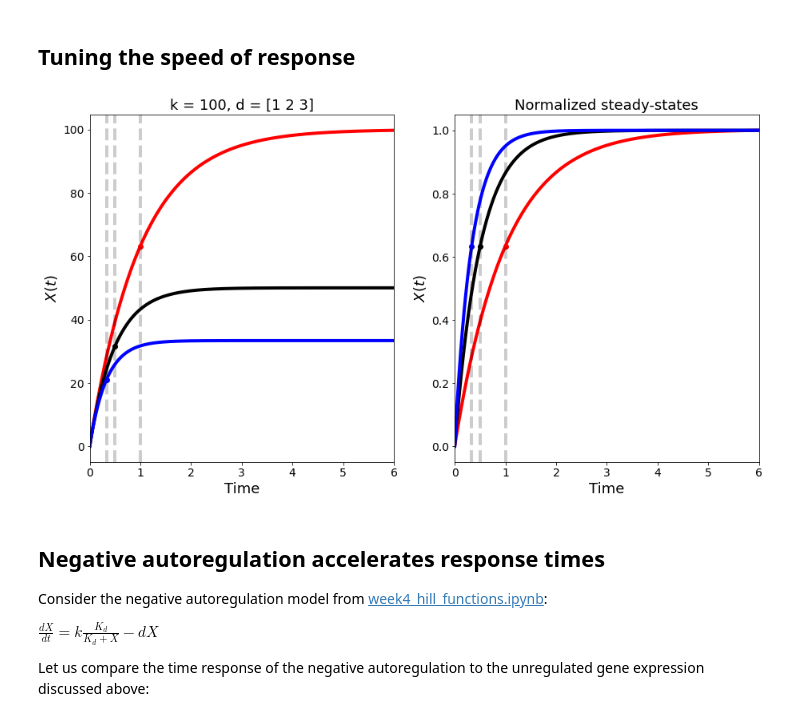
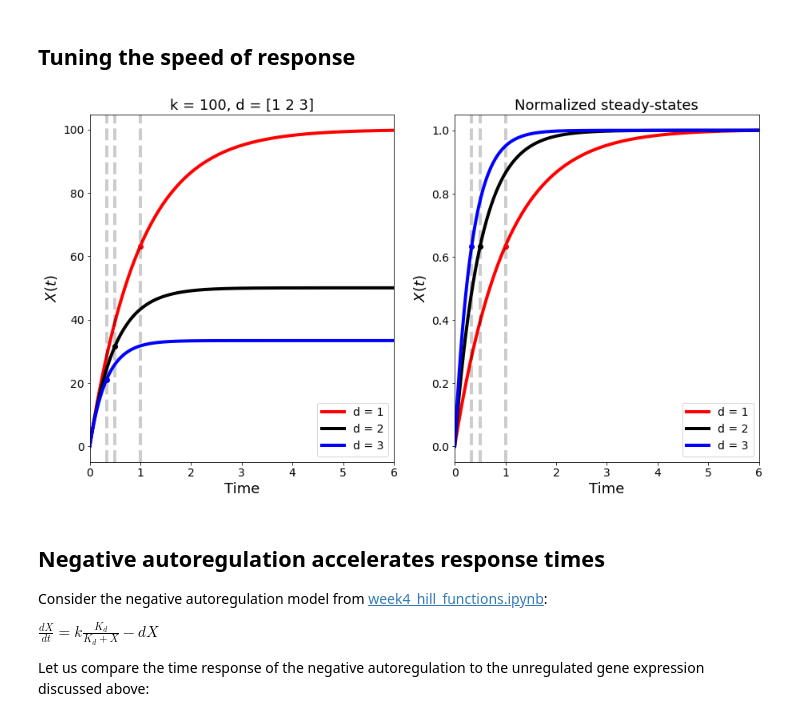
Before and after one commit to BioSysDesign/E164, a Jupyter notebook: reading/week6_system_analysis.ipynb, the cells around one changed output. Drawn from its saved outputs; the diff is of its cells as text; code cells hidden in the pictures.

```diff
--- a/reading/week6_system_analysis.ipynb
+++ b/reading/week6_system_analysis.ipynb
@@ -551,36 +551,38 @@ For 2nd order underdamped systems that overshoot the steady-state value, the res
 k = 100
 d = np.array([1, 2, 3])
 colors = ['r','k','b']
 # Compute dynamics
 timepoints = np.linspace(0, 6, 400)
 X = [k / d_i * (1 - np.exp(-d_i * timepoints)) for d_i in d]
 
 fig, ax = plt.subplots(1,2, figsize = (15,8))
 ax[0].set_title('k = '+ str(k) + ', d = ' + str(d),
                 fontsize = 18)
 ax[0].set_xlim([0,6])
 ax[0].set_xlabel('Time', fontsize = 18)
 ax[0].set_ylabel('$X(t)$', fontsize = 18)
 ax[0].tick_params(labelsize = 14);
 ax[1].set_title('Normalized steady-states', fontsize = 18)
 ax[1].set_xlim([0,6])
 ax[1].set_xlabel('Time', fontsize = 18)
 ax[1].set_ylabel('$X(t)$', fontsize = 18)
 ax[1].tick_params(labelsize = 14);
 for x_vals, d_i, color in zip(X, d, colors):
-    ax[0].plot(timepoints, x_vals, color=color, lw=4)
+    ax[0].plot(timepoints, x_vals, color=color, lw=4, label = 'd = '+str(d_i))
     ax[0].scatter(1 / d_i, k / d_i * (1 - np.exp(-1)),
                   color=color)
     ax[0].axvline(1 / d_i, color = 'k', ls = '--', lw = 4,
                   alpha = 0.2)
+    ax[0].legend(fontsize = 14);
     ax[1].plot(timepoints, x_vals / np.max(x_vals),
-               color=color, lw=4)
+               color=color, lw=4, label = 'd = ' + str(d_i))
     ax[1].scatter(1 / d_i, 1 - np.exp(-1),
                   color=color)
     ax[1].axvline(1 / d_i, color = 'k', ls = '--',
                   lw = 4, alpha = 0.2)
+    ax[1].legend(fontsize = 14);
 # %% [output]
-[figure, old version]
+[figure, new version]
 # %% [markdown]
 ## Negative autoregulation accelerates response times
 
```
Also changed, not shown: 1 other file.
